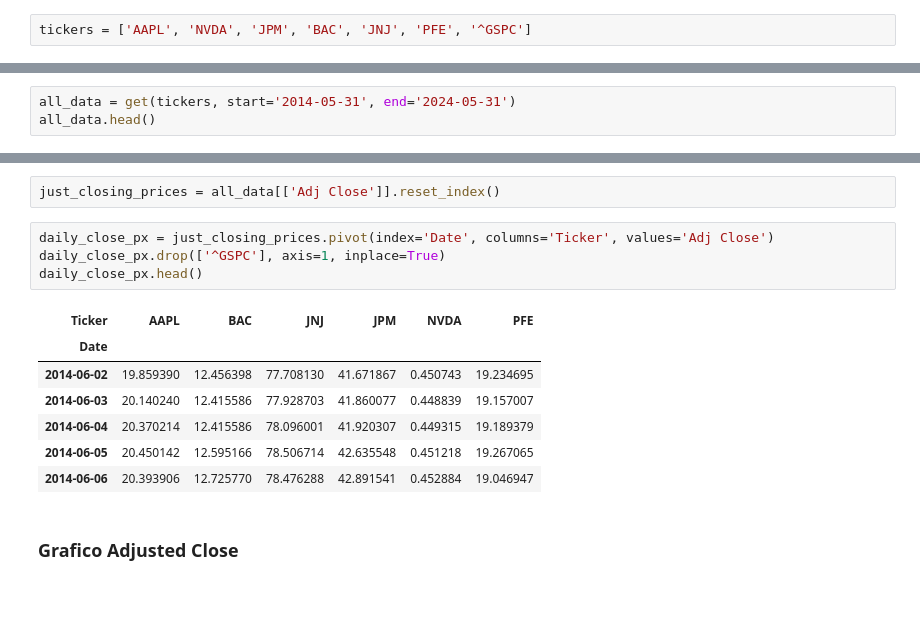
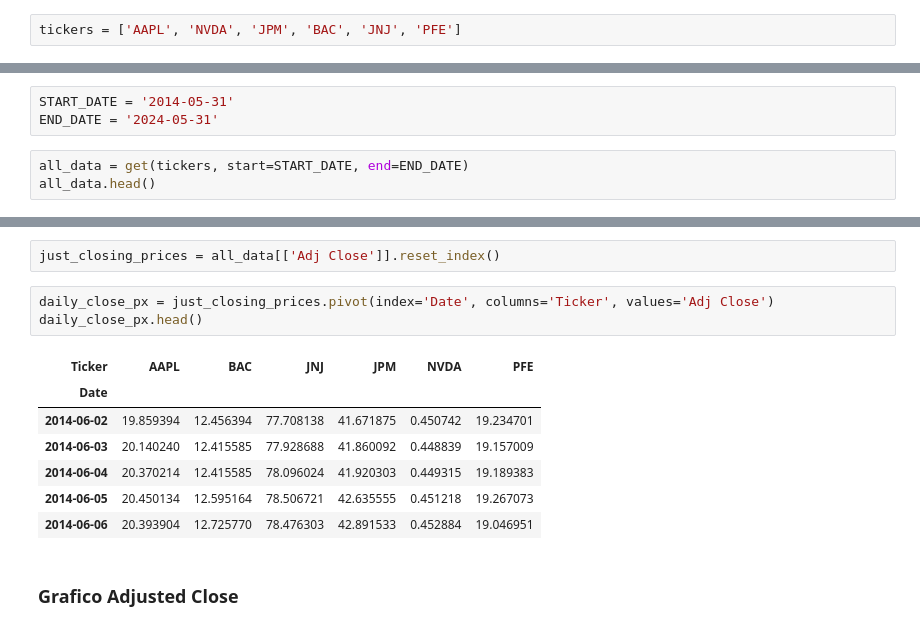
Before and after one commit to PaoloCisly/progetto_bisf, a Jupyter notebook: progetto.ipynb, the cells around one changed output, grey strips where cells are left out. Saved outputs shown, nothing was run; the diff lists cells and outputs as text; blank space fills up the shorter version.

```diff
--- a/progetto.ipynb
+++ b/progetto.ipynb
@@ -9,15 +9,18 @@ import yfinance as yf
 import pandas as pd
 import matplotlib.pyplot as plt
 # %%
-tickers = ['AAPL', 'NVDA', 'JPM', 'BAC', 'JNJ', 'PFE', '^GSPC']
+tickers = ['AAPL', 'NVDA', 'JPM', 'BAC', 'JNJ', 'PFE']
 # %%
 def get(tickers, start, end):
     def data(ticker):
         return yf.download(ticker, start, end)
     datas = map(data, tickers)
     return pd.concat(datas,keys=tickers, names = ['Ticker','Date'])
+# %%
+START_DATE = '2014-05-31'
+END_DATE = '2024-05-31'
 # %%
-all_data = get(tickers, start='2014-05-31', end='2024-05-31')
+all_data = get(tickers, start=START_DATE, end=END_DATE)
 all_data.head()
 # %% [output]
 [*********************100%%**********************]  1 of 1 completed
@@ -42,16 +44,15 @@ Prendo solo la colonna 'Adj Close' per ogni asset e li fondo in un unico dataset
 just_closing_prices = all_data[['Adj Close']].reset_index()
 # %%
 daily_close_px = just_closing_prices.pivot(index='Date', columns='Ticker', values='Adj Close')
-daily_close_px.drop(['^GSPC'], axis=1, inplace=True)
 daily_close_px.head()
 # %% [output]
 | Ticker | AAPL | BAC | JNJ | JPM | NVDA | PFE |
 | Date |  |  |  |  |  |  |
-| 2014-06-02 | 19.859390 | 12.456398 | 77.708130 | 41.671867 | 0.450743 | 19.234695 |
-| 2014-06-03 | 20.140240 | 12.415586 | 77.928703 | 41.860077 | 0.448839 | 19.157007 |
-| 2014-06-04 | 20.370214 | 12.415586 | 78.096001 | 41.920307 | 0.449315 | 19.189379 |
-| 2014-06-05 | 20.450142 | 12.595166 | 78.506714 | 42.635548 | 0.451218 | 19.267065 |
-| 2014-06-06 | 20.393906 | 12.725770 | 78.476288 | 42.891541 | 0.452884 | 19.046947 |
+| 2014-06-02 | 19.859394 | 12.456394 | 77.708138 | 41.671875 | 0.450742 | 19.234701 |
+| 2014-06-03 | 20.140240 | 12.415585 | 77.928688 | 41.860092 | 0.448839 | 19.157009 |
+| 2014-06-04 | 20.370214 | 12.415585 | 78.096024 | 41.920303 | 0.449315 | 19.189383 |
+| 2014-06-05 | 20.450134 | 12.595164 | 78.506721 | 42.635555 | 0.451218 | 19.267073 |
+| 2014-06-06 | 20.393904 | 12.725770 | 78.476303 | 42.891533 | 0.452884 | 19.046951 |
 # %% [markdown]
 ### Grafico Adjusted Close
 # %%
```
Also changed, not shown: parts of 55 cells of this notebook, 2 other files.
